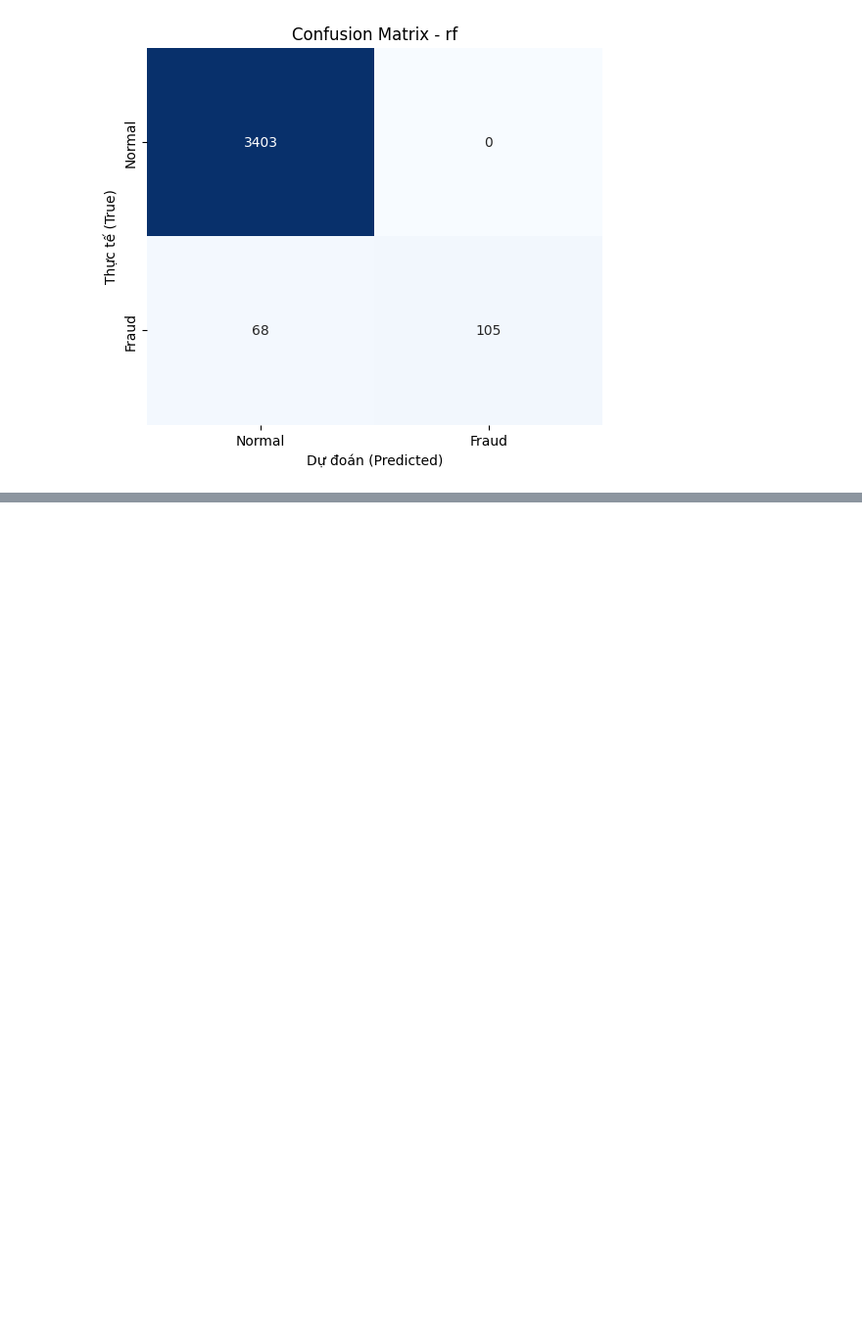
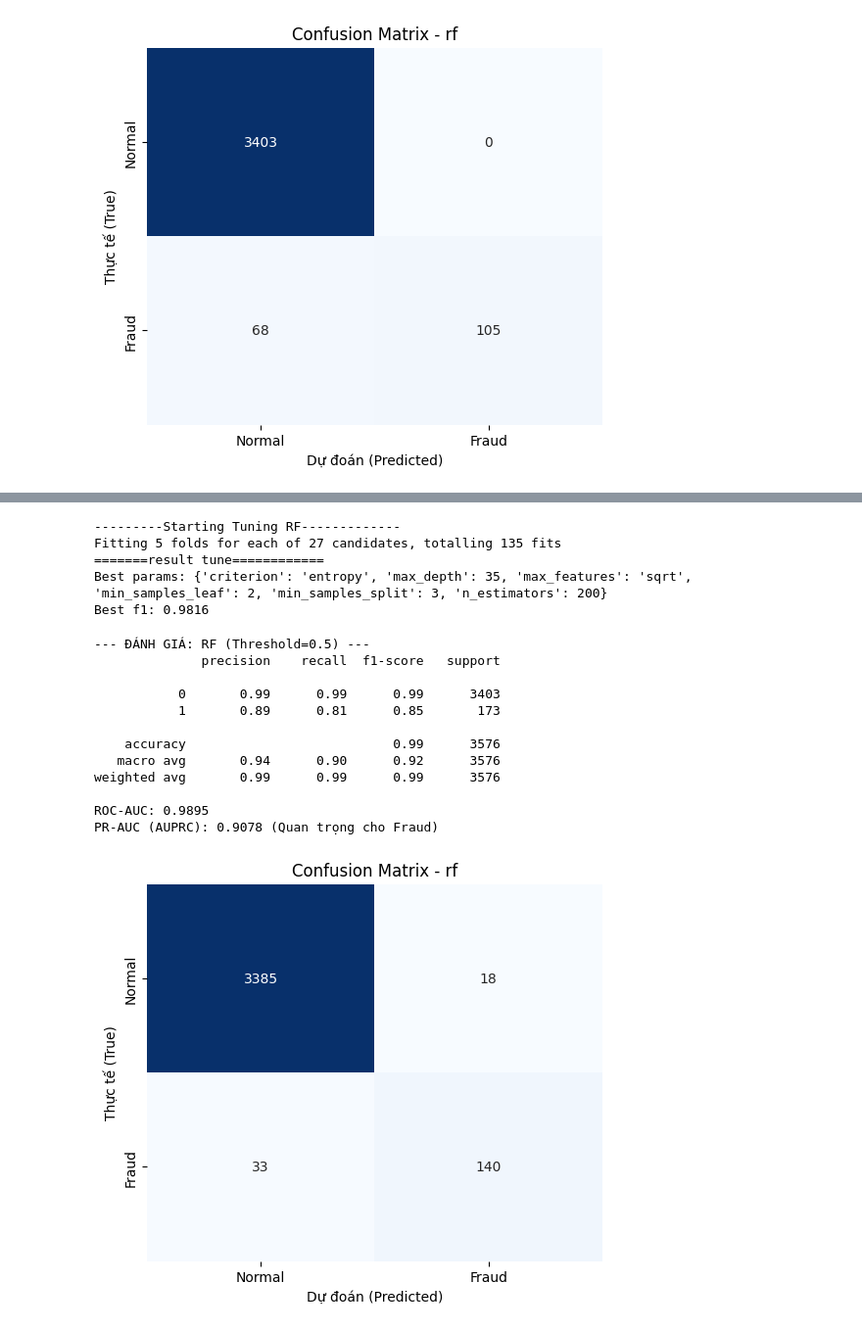
Before and after one commit to thanhlek5/Du-doan-tin-tuyen-dung, a Jupyter notebook: notebooks/RandomForest.ipynb, the cells around one changed output, grey strips where cells are left out. Shown at 98% size. Saved outputs shown, nothing was run; the diff lists cells and outputs as text; code cells hidden in the pictures; blank space fills up the shorter version.

```diff
--- a/notebooks/RandomForest.ipynb
+++ b/notebooks/RandomForest.ipynb
@@ -245,0 +280,26 @@ PR-AUC (AUPRC): 0.9415 (Quan trọng cho Fraud)
+# %%
+X_smote, Y_smote = smote_under_pipeline(X_train_tfidf, Y_train)
+model_smote_under_tfidf = tuneModel(X_smote, Y_smote, model_name='rf',raw_params=param_gcv,name_search="gcv")
+# %% [output]
+---------Starting Tuning RF-------------
+Fitting 5 folds for each of 27 candidates, totalling 135 fits
+=======result tune============
+Best params: {'criterion': 'entropy', 'max_depth': 35, 'max_features': 'sqrt', 'min_samples_leaf': 2, 'min_samples_split': 3, 'n_estimators': 200}
+Best f1: 0.9816
+# %%
+eval_model = Metric(model_smote_under_tfidf[0], x_test, Y_test)
+eval_model.evaluate_model('rf', 0.5)
+# %% [output]
+--- ĐÁNH GIÁ: RF (Threshold=0.5) ---
+              precision    recall  f1-score   support
+
+           0       0.99      0.99      0.99      3403
+           1       0.89      0.81      0.85       173
+
+    accuracy                           0.99      3576
+   macro avg       0.94      0.90      0.92      3576
+weighted avg       0.99      0.99      0.99      3576
+
+ROC-AUC: 0.9895
+PR-AUC (AUPRC): 0.9078 (Quan trọng cho Fraud)
+[figure, added]
```
Also changed, not shown: parts of 20 cells of this notebook.
